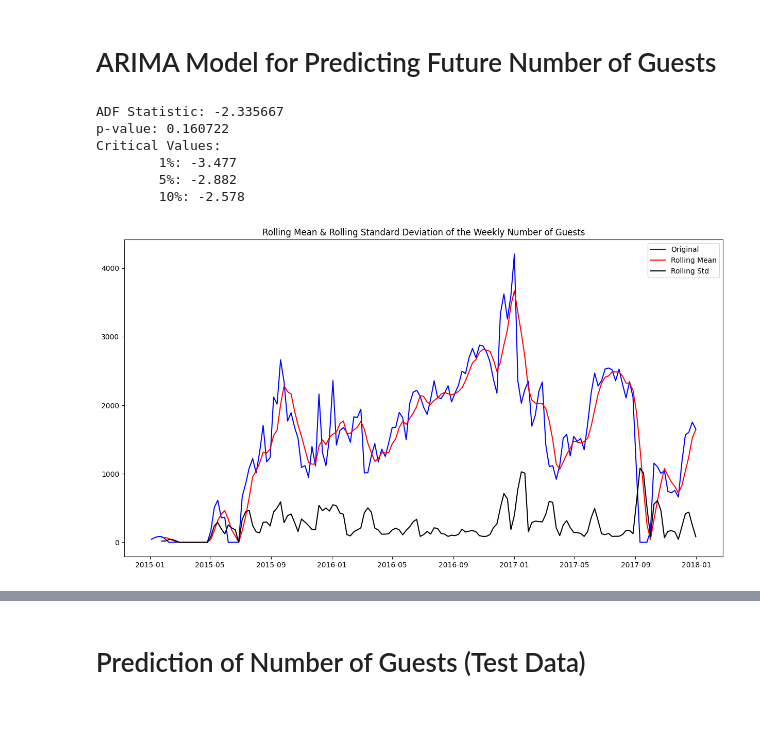
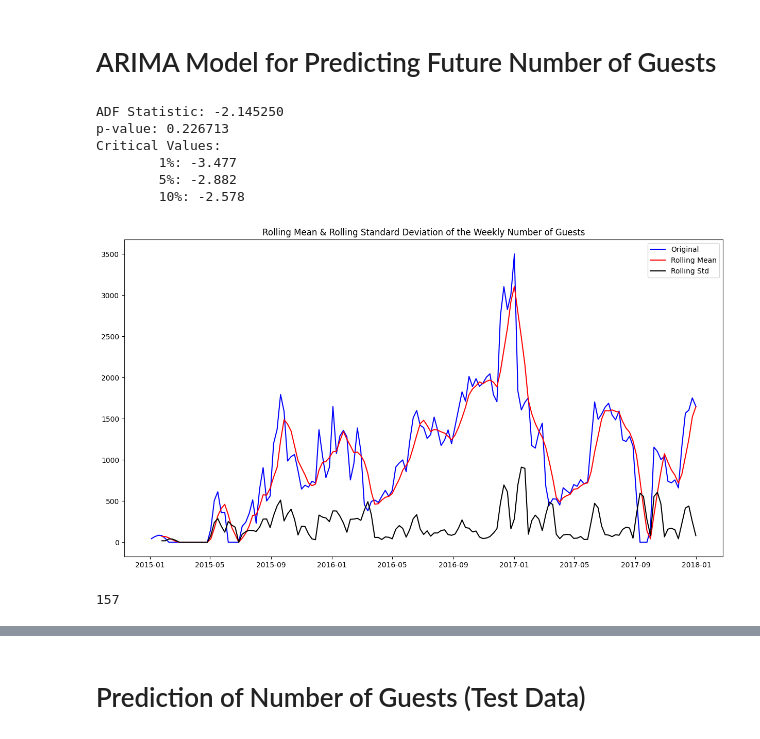
Before and after one commit to MarkoHaralovic/Prediction-of-Hotel-Occupancy, a Jupyter notebook: prediction-of-hotel-occupancy/notebooks/hotel-booking-demand-num-of-guest-prediction.ipynb, the cells around one changed output, grey strips where cells are left out. Saved outputs shown, nothing was run; the diff lists cells and outputs as text; code cells hidden in the pictures.

```diff
--- a/prediction-of-hotel-occupancy/notebooks/hotel-booking-demand-num-of-guest-prediction.ipynb
+++ b/prediction-of-hotel-occupancy/notebooks/hotel-booking-demand-num-of-guest-prediction.ipynb
@@ -99,0 +118,3 @@ data.head()
+# %%
+data = data[~(data['zemlja_gosta']=='0')]
+print(len(data))
@@ -151,0 +178,4 @@ Name: ukupno_gostiju, dtype: int64
+# %%
+data['duljina_boravka'] = data['datum_odjave'] - data['datum_dolaska']
+data['duljina_boravka'] = data['duljina_boravka'].dt.days
+data.head(10)
@@ -160,0 +207,5 @@ dataNoCancel = dataNoCancel.reset_index(drop=True)
+# %%
+dataResort = data[data['hotel_id'] == 0]
+dataCity = data[data['hotel_id'] == 1]
+
+assert len(dataResort) + len(dataCity) == len(data)
@@ -174,0 +249,7 @@ NumberOfGuestsWeekly.head()
+# %%
+# Calculating Number of Guests Weekly - Resort Hotel
+NumberOfGuestsCity = dataCity[['datum_dolaska', 'ukupno_gostiju']]
+NumberOfGuestsWeeklyCity = dataCity['ukupno_gostiju'].groupby(dataCity['datum_dolaska']).sum()
+NumberOfGuestsWeeklyCity = NumberOfGuestsWeeklyCity.resample('w').sum().to_frame()
+NumberOfGuestsWeeklyCity = NumberOfGuestsWeeklyCity[~(NumberOfGuestsWeeklyCity['ukupno_gostiju']==0)]
+NumberOfGuestsWeeklyCity.head(6)
@@ -176,16 +266,16 @@ NumberOfGuestsWeekly.head()
 # ARIMA Model for Predicting Future Number of Guests
 # %%
 # Dickey-Fuller Test to City Hotel Data
-WeeklyValues = NumberOfGuestsWeekly.values
-result = adfuller(WeeklyValues)
-print('ADF Statistic: %f' % result[0])
-print('p-value: %f' % result[1])
+CityWeeklyValues = NumberOfGuestsWeeklyCity.values
+result_city = adfuller(CityWeeklyValues)
+print('ADF Statistic: %f' % result_city[0])
+print('p-value: %f' % result_city[1])
 print('Critical Values:')
-for key, value in result[4].items():
+for key, value in result_city[4].items():
     print('\t%s: %.3f' % (key, value))
 # %% [output]
-ADF Statistic: -2.335667
-p-value: 0.160722
+ADF Statistic: -2.145250
+p-value: 0.226713
 Critical Values:
         1%: -3.477
         5%: -2.882
@@ -193,14 +283,18 @@ Critical Values:
 # %%
 # Rolling Mean & Rolling Standard Deviation of City Hotel
 plt.figure(figsize=(15, 8))
-rolling_mean = NumberOfGuestsWeekly.rolling(window=4).mean()
-rolling_std = NumberOfGuestsWeekly.rolling(window=4).std()
-plt.plot(NumberOfGuestsWeekly, color='blue', label='Original')
+rolling_mean = NumberOfGuestsWeeklyCity.rolling(window=4).mean()
+rolling_std = NumberOfGuestsWeeklyCity.rolling(window=4).std()
+plt.plot(NumberOfGuestsWeeklyCity, color='blue', label='Original')
 plt.plot(rolling_mean, color='red', label='Rolling Mean')
 plt.plot(rolling_std, color='black', label='Rolling Std')
 plt.legend(loc='upper right')
 plt.title('Rolling Mean & Rolling Standard Deviation of the Weekly Number of Guests')
 plt.show()
 # %% [output]
-[figure, old version]
+[figure, new version]
+# %%
+int(len(NumberOfGuestsWeeklyCity))
+# %% [output]
+157
 # %%
```
Also changed, not shown: parts of 38 cells of this notebook.
